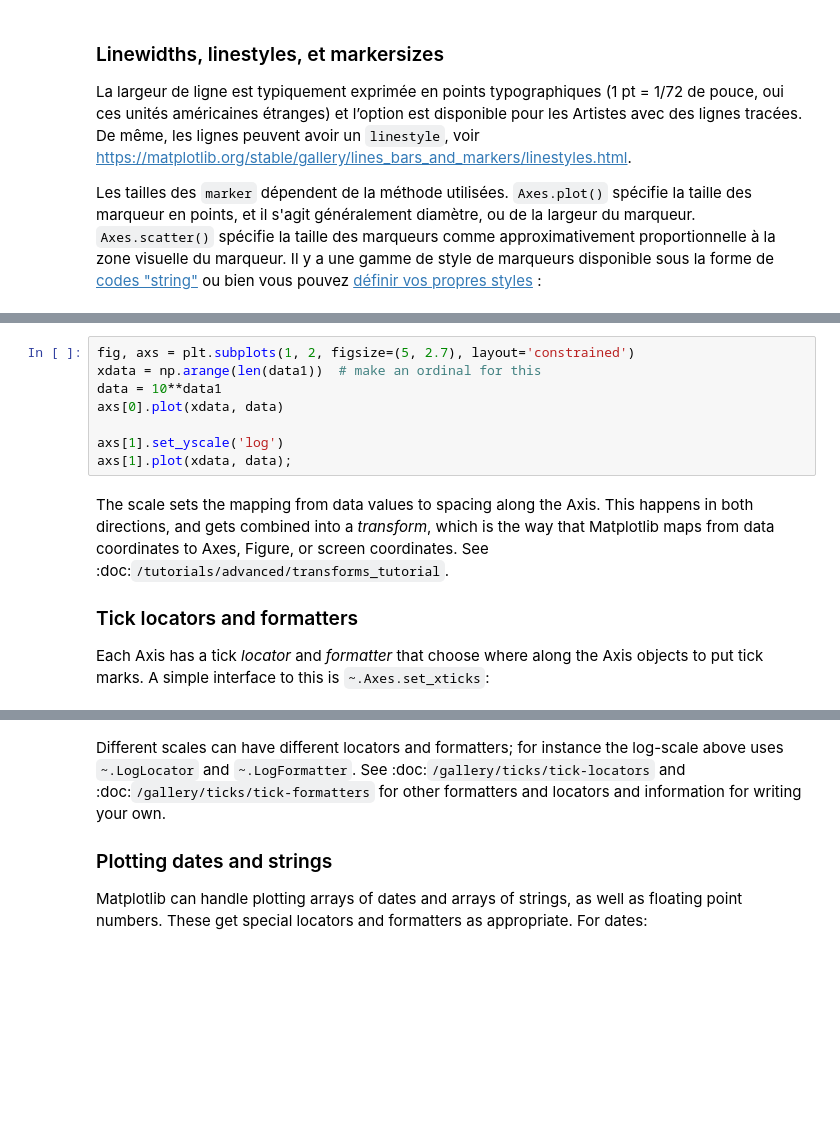
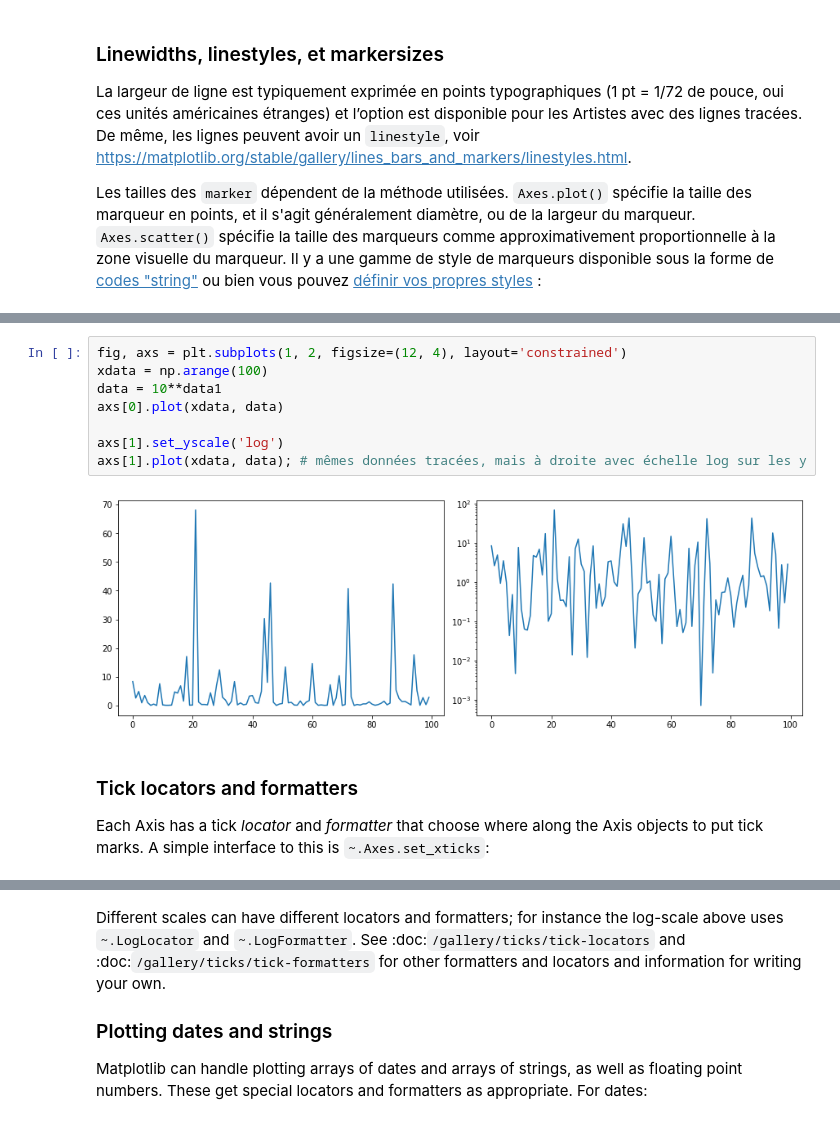
Before and after one commit to philippe-lemaire/insa-notebooks, a Jupyter notebook: formations/matplotlib/Matplotlib_101.ipynb, the cells around one changed output, grey strips where cells are left out. Drawn from its saved outputs; the diff is of its cells as text; blank space fills up the shorter version.

```diff
--- a/formations/matplotlib/Matplotlib_101.ipynb
+++ b/formations/matplotlib/Matplotlib_101.ipynb
@@ -297,17 +300,14 @@ manually:
 # %%
-fig, axs = plt.subplots(1, 2, figsize=(5, 2.7), layout='constrained')
-xdata = np.arange(len(data1))  # make an ordinal for this
+fig, axs = plt.subplots(1, 2, figsize=(12, 4), layout='constrained')
+xdata = np.arange(100)
 data = 10**data1
 axs[0].plot(xdata, data)
 
 axs[1].set_yscale('log')
-axs[1].plot(xdata, data);
+axs[1].plot(xdata, data); # mêmes données tracées, mais à droite avec échelle log sur les y
+# %% [output]
+[figure, added]
 # %% [markdown]
-The scale sets the mapping from data values to spacing along the Axis. This
-happens in both directions, and gets combined into a *transform*, which
-is the way that Matplotlib maps from data coordinates to Axes, Figure, or
-screen coordinates.  See :doc:`/tutorials/advanced/transforms_tutorial`.
-
 ### Tick locators and formatters
 
 Each Axis has a tick *locator* and *formatter* that choose where along the
```
Also changed, not shown: parts of 27 cells of this notebook.
